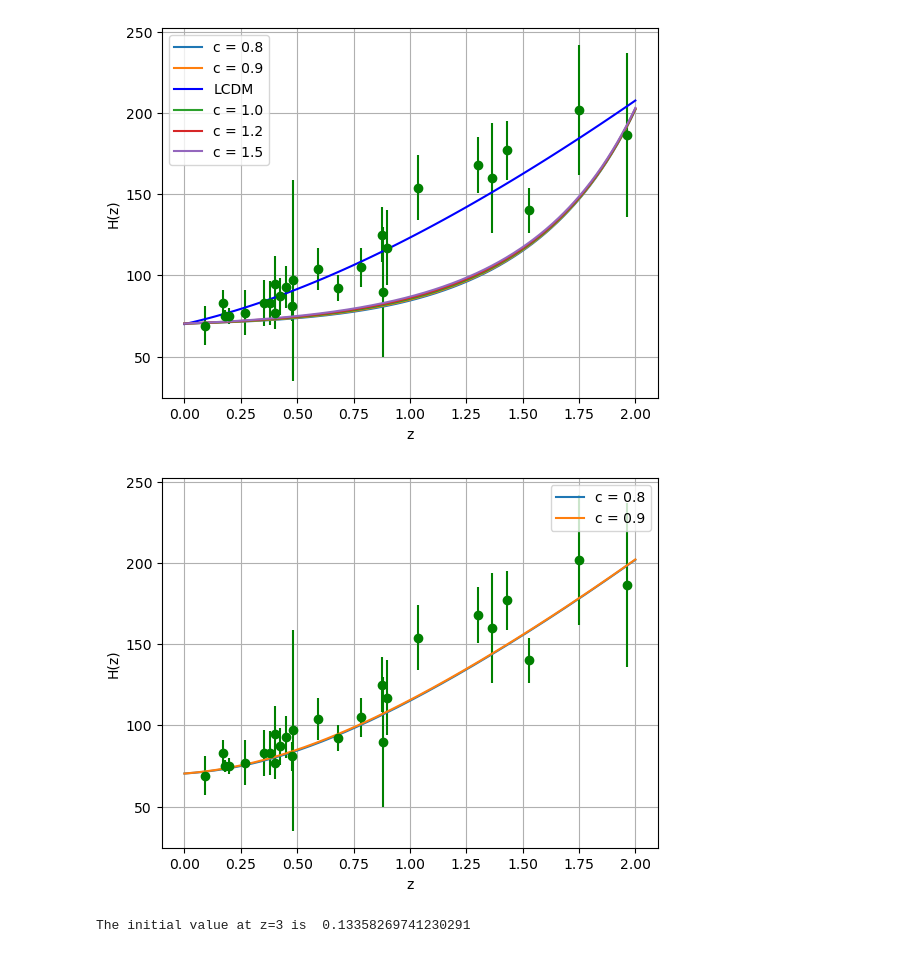
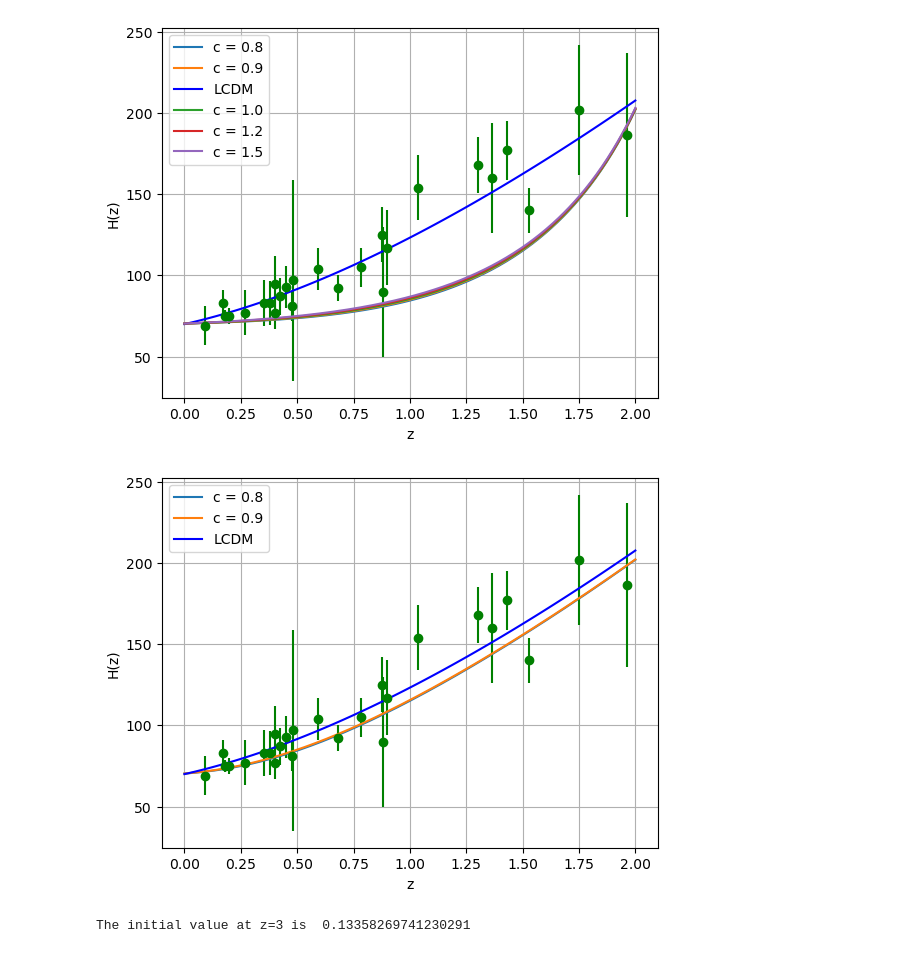
Before and after one commit to xlxnsxzpxtx/HolographicDE, a Jupyter notebook: shooting_hde.ipynb, the cells around one changed output. Drawn from its saved outputs; the diff is of its cells as text; code cells hidden in the pictures.

```diff
--- a/shooting_hde.ipynb
+++ b/shooting_hde.ipynb
@@ -269,14 +269,15 @@ Hub_hde_z2 = RHSquared_z2(z_ref)
 # %%
 plt.errorbar(z_obs, hub_obs, error_obs, ls='', marker='o',color='green')
 plt.plot(z_ref,Hub_hde_z1, label='c = 0.8')
 plt.plot(z_ref,Hub_hde_z2, label='c = 0.9')
+plt.plot(red_z,hubz, label='LCDM',color='blue')
 plt.ylabel('H(z)')
 plt.xlabel('z')
 #plt.plot(redz, hubzc, label='GGC')
 plt.legend()
 plt.grid()
 # %% [output]
-[figure, old version]
+[figure, new version]
 # %%
 '''
 Holographic Dark Energy Model with interactions
```
Also changed, not shown: 1 other file.
